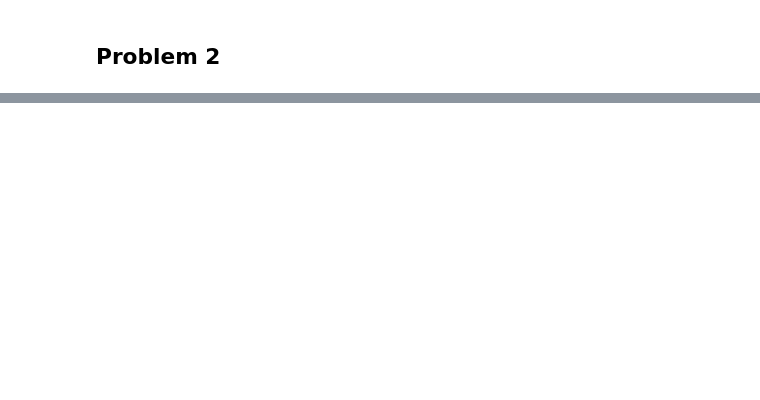
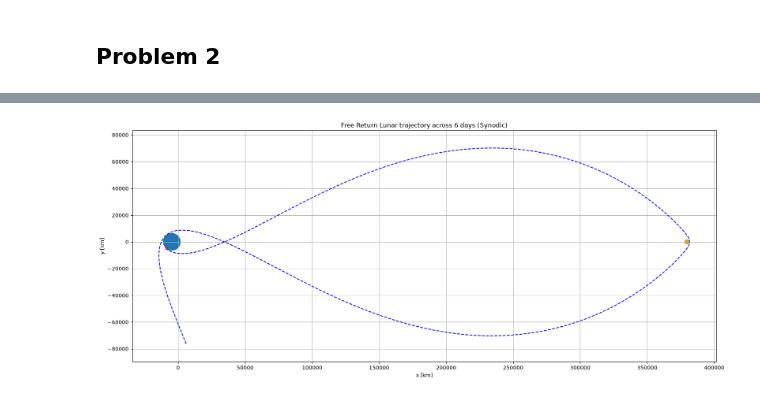
Before and after one commit to Cesium-Lab/stanford, a Jupyter notebook: aa279b/hw1.ipynb, the cells around one changed output, grey strips where cells are left out. Drawn from its saved outputs; the diff is of its cells as text; code cells hidden in the pictures; blank space fills up the shorter version.

```diff
--- a/aa279b/hw1.ipynb
+++ b/aa279b/hw1.ipynb
@@ -136,0 +188,46 @@ plt.show()
+# %%
+def earth_moon_synodic_dynamics(t, state):
+    del t
+    return synodic_dynamics(state, MU_EARTH, MU_MOON, r_bc_earth, r_bc_moon, w_earth_moon)
+# %%
+# Initial conditions
+state0 = np.zeros(6)
+
+rho_earth_sat = 200 + R_EARTH
+phi = np.deg2rad(47.70061087)
+v_inj = 10.92367104
+
+# x,y
+state0[0] = -rho_earth_sat*np.cos(phi) - r_bc_earth
+state0[1] = -rho_earth_sat*np.sin(phi)
+
+# vx,vy
+state0[3] =  v_inj * np.sin(phi)
+state0[4] = -v_inj * np.cos(phi)
+# %%
+DAY_TO_SEC = 24 * 60 * 60
+
+t_span = (0, 6 * DAY_TO_SEC)
+sol = solve_ivp(earth_moon_synodic_dynamics, t_span, state0, method='LSODA', rtol=1e-6, atol=1e-9)
+# %%
+fig, ax = plt.subplots(figsize=(20, 8))
+ax.set_title('Free Return Lunar trajectory across 6 days (Synodic)')
+
+# Trajectory
+ax.plot(sol.y[0], sol.y[1], 'b--', label='Trajectory')
+ax.plot(sol.y[0,0], sol.y[1,1], 'rx', label='Initial position')
+
+# Bodies
+# ax.plot(-r_bc_earth, 0, "bo", markersize=5, label="Earth")
+# ax.plot(r_bc_moon, 0, "o", color="goldenrod", markersize=5, label="Moon")
+ax.add_patch(plt.Circle((-r_bc_earth,0), R_EARTH, color='tab:blue', fill=True))
+ax.add_patch(plt.Circle((r_bc_moon,0), R_MOON, color='goldenrod', fill=True))
+
+ax.set_xlabel('x [km]')
+ax.set_ylabel('y [km]')
+ax.set_aspect('equal', adjustable='datalim')
+
+ax.grid(True)
+plt.show()
+# %% [output]
+[figure, added]
```
Also changed, not shown: parts of 27 cells of this notebook.
